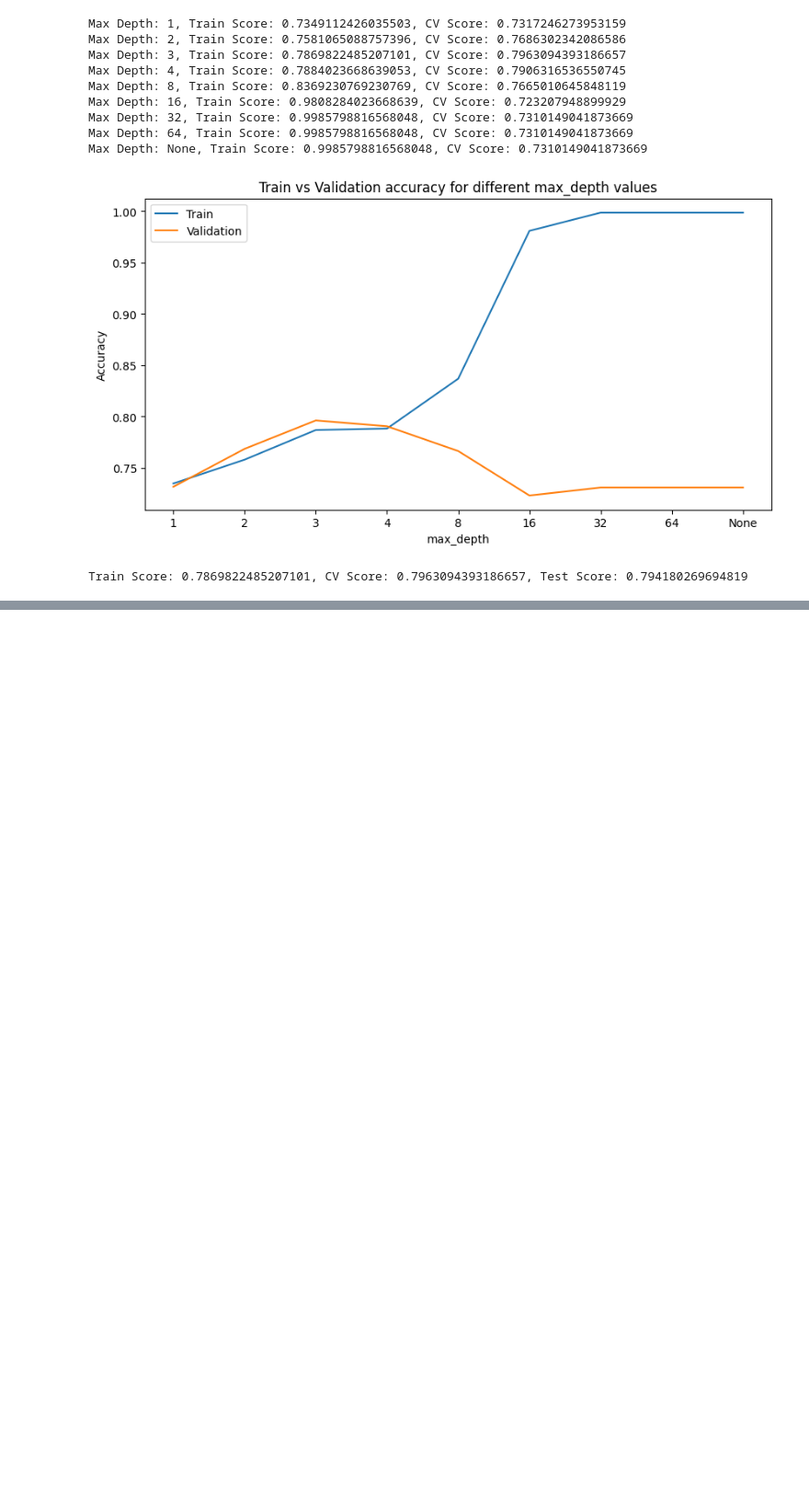
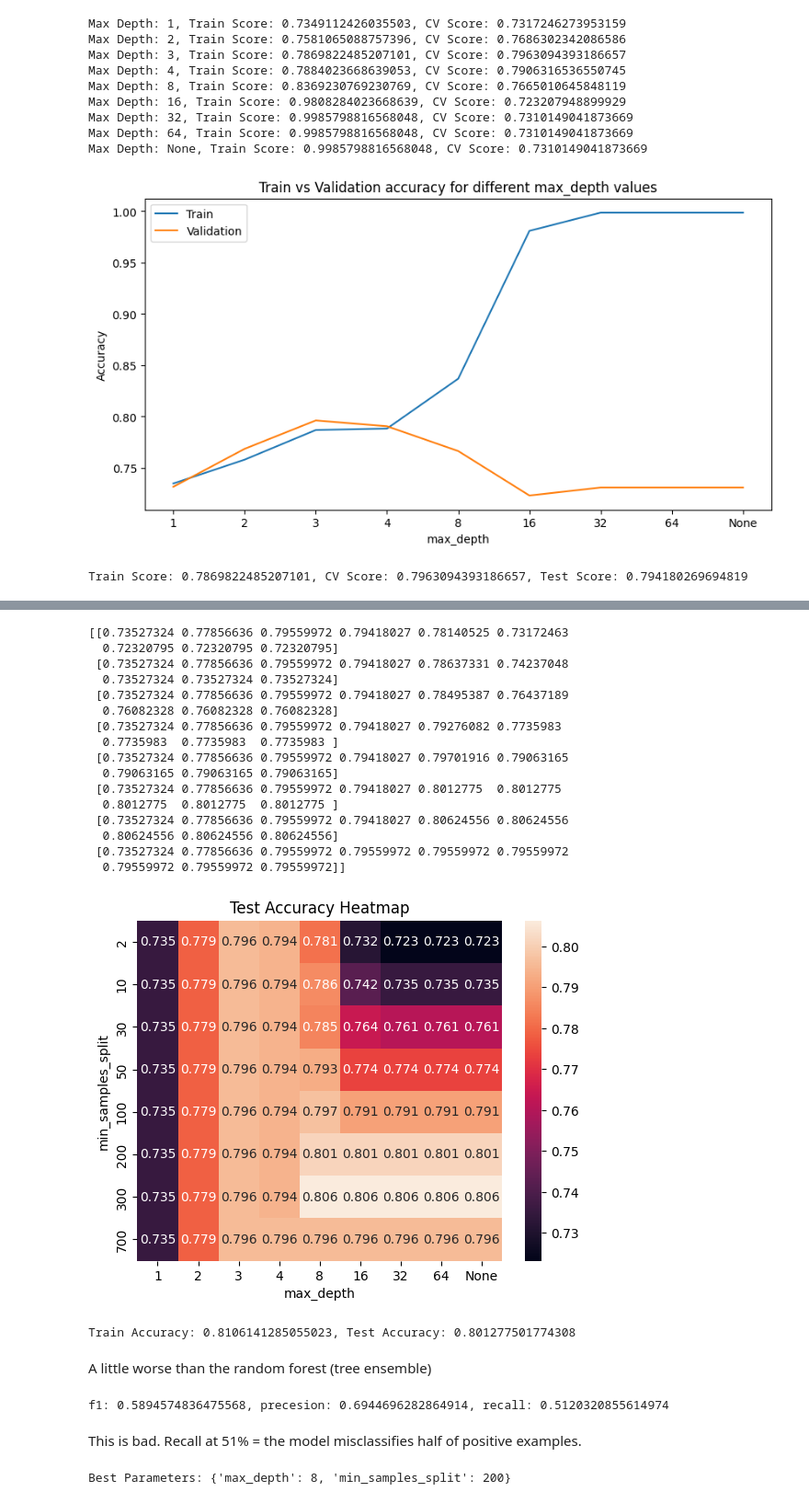
Before and after one commit to E-HAZMATs/Customer-Churn-Predicter, a Jupyter notebook: predictor_using_sklearn_tree.ipynb, the cells around one changed output, grey strips where cells are left out. Shown at 92% size. Cells and saved outputs as stored; diff of their text form; code cells hidden in the pictures; blank space fills up the shorter version.

```diff
--- a/predictor_using_sklearn_tree.ipynb
+++ b/predictor_using_sklearn_tree.ipynb
@@ -162,0 +296,67 @@ Train Score: 0.7869822485207101, CV Score: 0.7963094393186657, Test Score: 0.794
+# %%
+import numpy as np
+import seaborn as sns
+
+scores = np.array([row[2] for row in accuracy_scores_test]).reshape(len(min_samples_split_list), len(max_depth_list))
+print(scores)
+sns.heatmap(scores, annot=True, fmt='.3f',
+              xticklabels=[str(d) for d in max_depth_list],
+              yticklabels=min_samples_split_list)
+plt.xlabel('max_depth')
+plt.ylabel('min_samples_split')
+plt.title('Test Accuracy Heatmap')
+plt.show()
+# %% [output]
+[[0.73527324 0.77856636 0.79559972 0.79418027 0.78140525 0.73172463
+  0.72320795 0.72320795 0.72320795]
+ [0.73527324 0.77856636 0.79559972 0.79418027 0.78637331 0.74237048
+  0.73527324 0.73527324 0.73527324]
+ [0.73527324 0.77856636 0.79559972 0.79418027 0.78495387 0.76437189
+  0.76082328 0.76082328 0.76082328]
+ [0.73527324 0.77856636 0.79559972 0.79418027 0.79276082 0.7735983
+  0.7735983  0.7735983  0.7735983 ]
+ [0.73527324 0.77856636 0.79559972 0.79418027 0.79701916 0.79063165
+  0.79063165 0.79063165 0.79063165]
+ [0.73527324 0.77856636 0.79559972 0.79418027 0.8012775  0.8012775
+  0.8012775  0.8012775  0.8012775 ]
+ [0.73527324 0.77856636 0.79559972 0.79418027 0.80624556 0.80624556
+  0.80624556 0.80624556 0.80624556]
+ [0.73527324 0.77856636 0.79559972 0.79559972 0.79559972 0.79559972
+  0.79559972 0.79559972 0.79559972]]
+[figure, added]
+# %%
+max_depth = 8
+min_samples_split = 200
+model = DecisionTreeClassifier(max_depth=max_depth, min_samples_split=min_samples_split, random_state=42)
+model.fit(x_train3, y_train3)
+y_train_pred = model.predict(x_train3)
+y_test_pred = model.predict(x_test3)
+train_score = accuracy_score(y_train3, y_train_pred)
+test_score = accuracy_score(y_test3, y_test_pred)
+print(f'Train Accuracy: {train_score}, Test Accuracy: {test_score}')
+# %% [output]
+Train Accuracy: 0.8106141285055023, Test Accuracy: 0.801277501774308
+# %% [markdown]
+A little worse than the random forest (tree ensemble)
+# %%
+### Data is a little skewed so calculating F1 Score.
+
+f1, prec, recall = f1_score(y_train_pred, y_train3)
+print(f'f1: {f1}, precesion: {prec}, recall: {recall}')
+# %% [output]
+f1: 0.5894574836475568, precesion: 0.6944696282864914, recall: 0.5120320855614974
+# %% [markdown]
+This is bad. Recall at 51% = the model misclassifies half of positive examples.
+# %%
+from sklearn.model_selection import GridSearchCV
+
+param_grid = {
+    'min_samples_split': min_samples_split_list,
+    'max_depth': max_depth_list,
+}
+
+grid_search = GridSearchCV(estimator=DecisionTreeClassifier(random_state=42), param_grid=param_grid, cv=3, n_jobs=-1)
+grid_search.fit(x_train3, y_train3)
+print(f"Best Parameters: {grid_search.best_params_}")
+# %% [output]
+Best Parameters: {'max_depth': 8, 'min_samples_split': 200}
```
Also changed, not shown: parts of 17 cells of this notebook, 6 other files.
